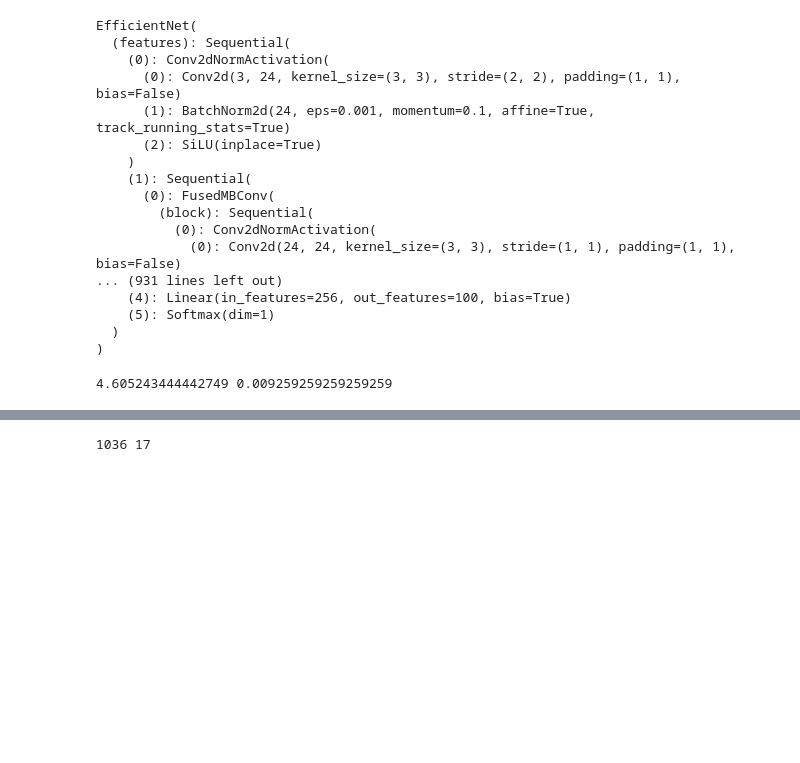
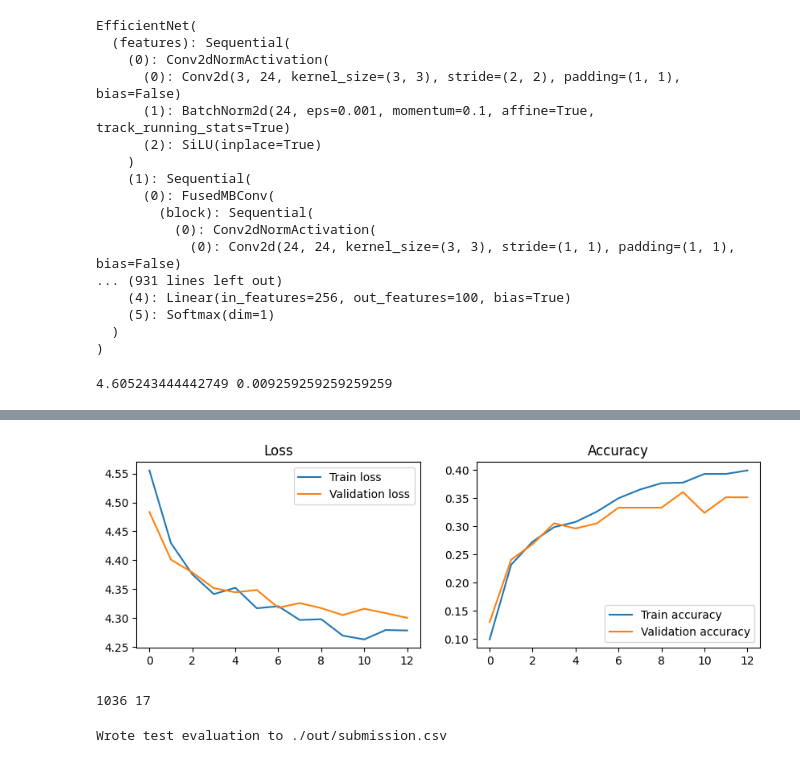
Before and after one commit to tcle103/cse144-final, a Jupyter notebook: final.ipynb, the cells around one changed output, grey strips where cells are left out. Drawn from its saved outputs; the diff is of its cells as text; code cells hidden in the pictures; blank space fills up the shorter version.

```diff
--- a/final.ipynb
+++ b/final.ipynb
@@ -387,0 +493,18 @@ plt.show()
+# %%
+fine_tune_ckpt_path = "./out/best_fine_tune.pt"
+fine_tune_ckpt = torch.load(fine_tune_ckpt_path)
+model.load_state_dict(fine_tune_ckpt["model_state_dict"])
+fine_loss = []
+fine_acc = []
+
+num_avg = 5
+
+for i in range(num_avg):
+    print(f"Evaluating x{i + 1}...")
+    l, a = evaluate(model, val_loader)
+    fine_loss.append(l)
+    fine_acc.append(a)
+    print(f"Loss: {l:.4f} Accuracy: {(a*100):.2f}%")
+
+print(f"Fine-tuned best loss: {min(fine_loss):.4f} | Fine-tuned best acc: {(max(fine_acc)*100):.2f}%")
+print(f"Fine-tuned avg loss: {(sum(fine_loss) / num_avg):.4f} | Fine-tuned avg acc: {(sum(fine_acc) * 100 / num_avg):.2f}%")
@@ -388,3 +524,30 @@ plt.show()
+# %%
+history = fine_tune_ckpt["history"]
+
+# Q3.4: Plot curves
+# ========== YOUR CODE STARTS HERE ==========
+# TODO:
+# - Create two plots: one for loss (train vs val), one for accuracy (train vs val)
+# - Use the history dictionary to get the values
+# - Add labels, legends, and display the plots
+
+plt.figure(figsize=(10, 3))
+plt.subplot(1, 2, 1)
+plt.plot(history["train_loss"], label="Train loss")
+plt.plot(history["val_loss"], label="Validation loss")
+plt.title("Loss")
+plt.legend()
+
+plt.subplot(1, 2, 2)
+plt.plot(history["train_acc"], label="Train accuracy")
+plt.plot(history["val_acc"], label="Validation accuracy")
+plt.title("Accuracy")
+plt.legend()
+
+plt.show()
+# ========== YOUR CODE ENDS HERE ============
+# %% [output]
+[figure, added]
 # %%
 # create dataset and dataloader for test images, no labels
 
@@ -440,7 +603,7 @@ def test_evaluate(model, loader):
         pred = model(x)
         for i in range(pred.size(0)):
             _, predicted = torch.max(pred[i], 0)
-            rows.append([y, predicted])
+            rows.append([y[i], predicted.item()])
     return rows
     # ========== YOUR CODE ENDS HERE ============
 
@@ -453,3 +616,5 @@ with open("./out/submission.csv", mode="w", newline="") as csvfile:
         writer.writerow(row)
 
 print("Wrote test evaluation to ./out/submission.csv")
+# %% [output]
+Wrote test evaluation to ./out/submission.csv
```
Also changed, not shown: parts of 6 cells of this notebook, 8 other files.
